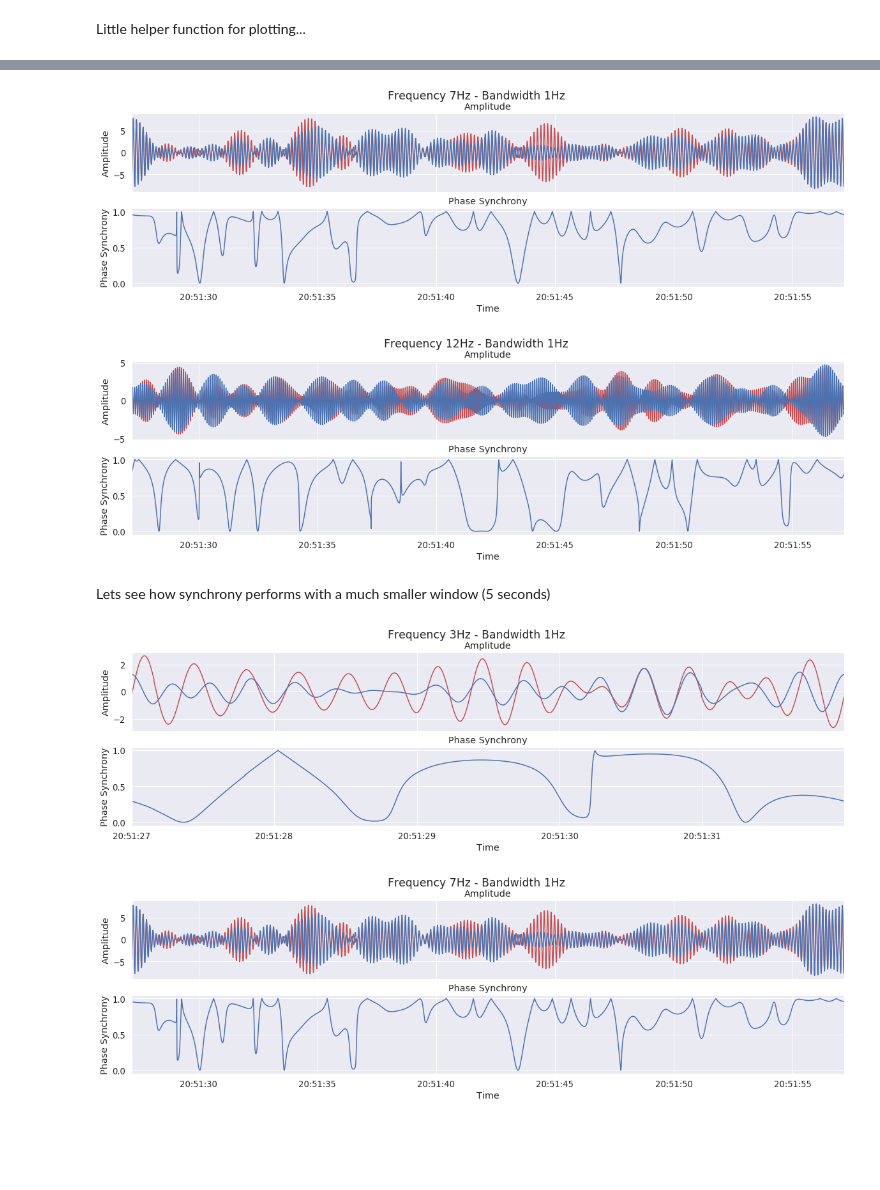
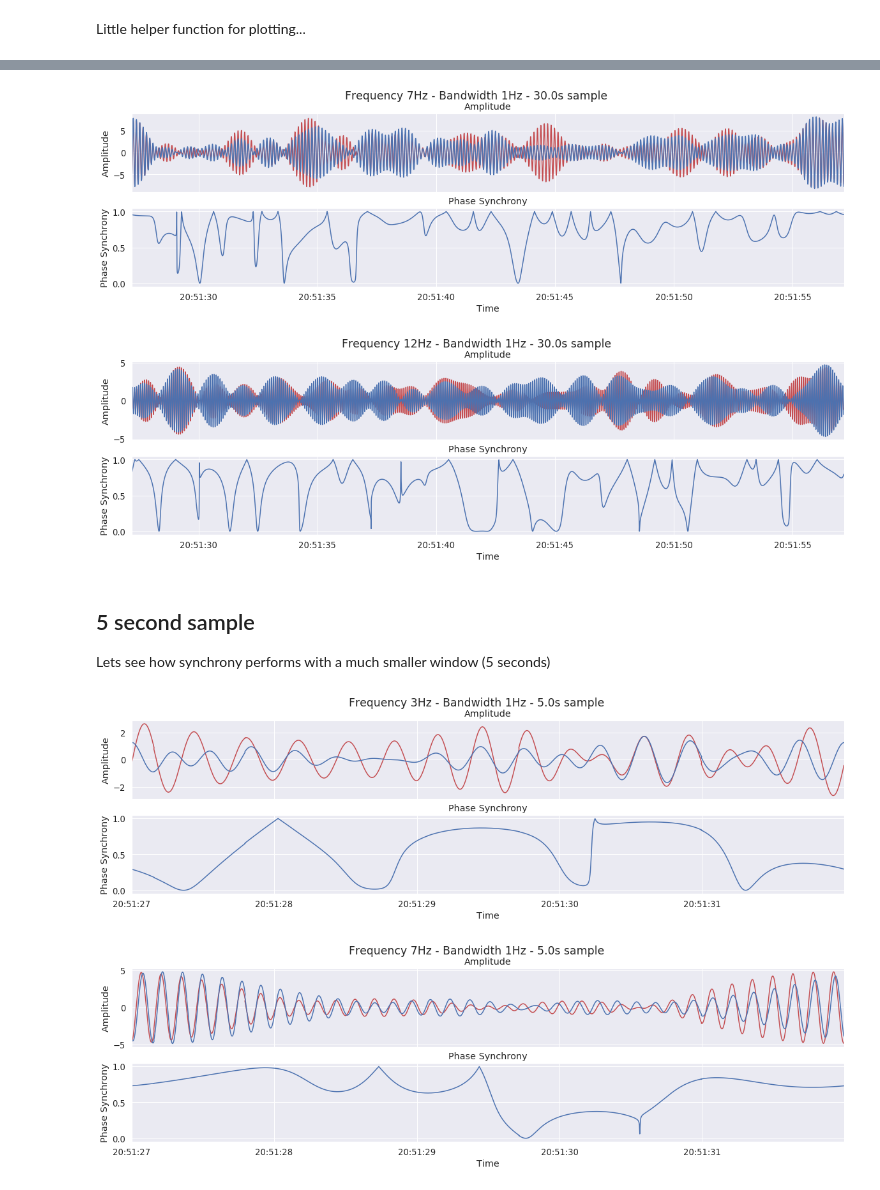
Before and after one commit to dmille/synchrony-notebooks, a Jupyter notebook: Synchrony_with_real_data.ipynb, the cells around one changed output, grey strips where cells are left out. Drawn from its saved outputs; the diff is of its cells as text; code cells hidden in the pictures; blank space fills up the shorter version.

```diff
--- a/Synchrony_with_real_data.ipynb
+++ b/Synchrony_with_real_data.ipynb
@@ -215,6 +232,8 @@ def plot_synchrony(df_slice, frequency, bandwidth, sampling_frequency=400):
     N = len(y1)                 # Samples
     sf = 400                    # Sampling frequency (Hz)
     T = 1.0/sampling_frequency  # sample spacing
+
+    duration = N * T
 
     xf = np.linspace(0.0, 1/(2.0 * T),N//2)
     y0_f = fft(y0)
@@ -237,7 +256,7 @@ def plot_synchrony(df_slice, frequency, bandwidth, sampling_frequency=400):
 
     phase_synchrony = hilbert_synchrony(band_y0, band_y1)
 
-    fig.suptitle(f'Frequency {frequency}Hz - Bandwidth {bandwidth}Hz')
+    fig.suptitle(f'Frequency {frequency}Hz - Bandwidth {bandwidth}Hz - {duration}s sample')
     ax[0].set(title='Amplitude', ylabel='Amplitude', xlim=[min(df_slice.index), max(df_slice.index)])
     ax[0].plot(df_slice.index, band_y0, color='r',label='y0')
     ax[0].plot(df_slice.index, band_y1, color='b',label='y1')
@@ -253,12 +273,13 @@ plot_synchrony(df_slice, 3, 1)
 # %%
 plot_synchrony(df_slice, 7, 1)
 # %% [output]
-[figure, old version]
+[figure, new version]
 # %%
 plot_synchrony(df_slice, 12, 1)
 # %% [output]
-[figure, old version]
+[figure, new version]
 # %% [markdown]
+## 5 second sample
 Lets see how synchrony performs with a much smaller window (5 seconds)
 # %%
 sf = 400                       # Sampling frequency (Hz)
@@ -271,9 +292,9 @@ df_small_slice = df.iloc[start:stop]
 # %%
 plot_synchrony(df_small_slice, 3, 1)
 # %% [output]
-[figure, old version]
+[figure, new version]
 # %%
-plot_synchrony(df_slice, 7, 1)
+plot_synchrony(df_small_slice, 7, 1)
 # %% [output]
-[figure, old version]
+[figure, new version]
 # %%
```
Also changed, not shown: parts of 21 cells of this notebook.
